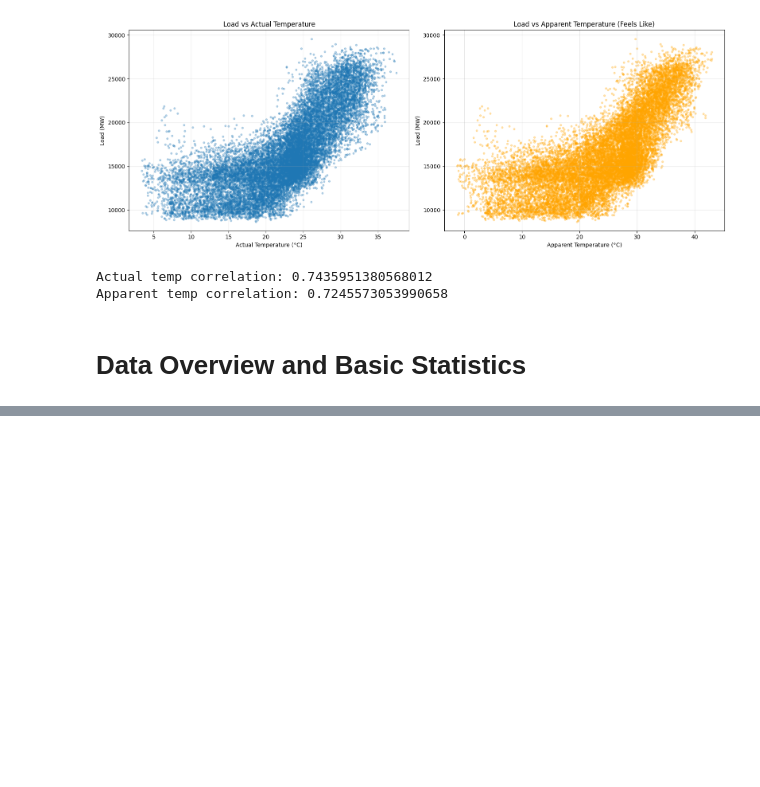
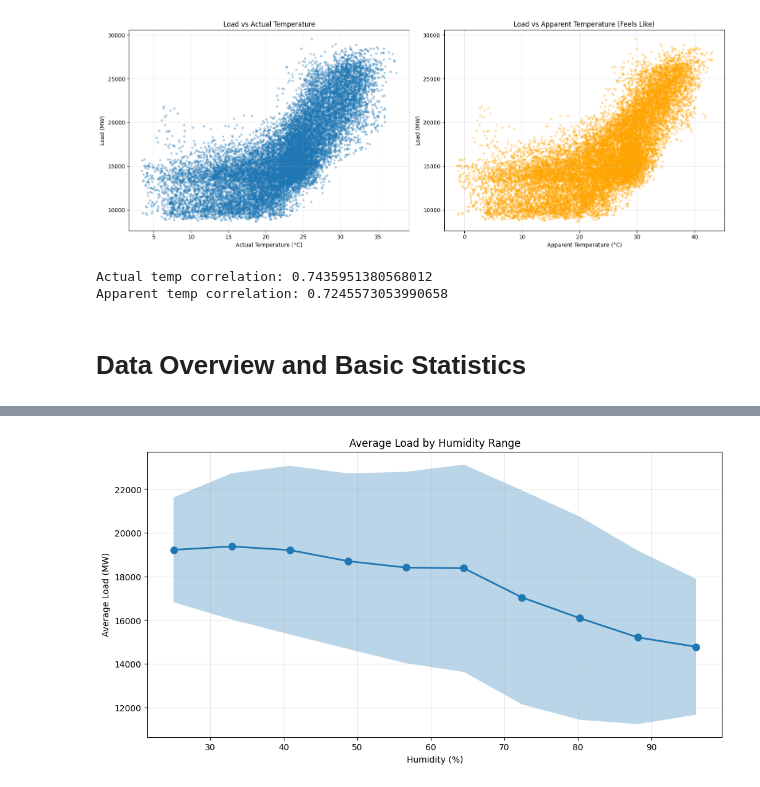
Before and after one commit to ankhanhcute/Prenergyze, a Jupyter notebook: backend/notebooks/03_eda.ipynb, the cells around one changed output, grey strips where cells are left out. Drawn from its saved outputs; the diff is of its cells as text; code cells hidden in the pictures; blank space fills up the shorter version.

```diff
--- a/backend/notebooks/03_eda.ipynb
+++ b/backend/notebooks/03_eda.ipynb
@@ -125,0 +166,4 @@ Apparent temp correlation: 0.7245573053990658
+# %%
+humid_bins = pd.cut(merged_data['relative_humidity_2m'], bins=10)
+binned_anaylsis = merged_data.groupby(humid_bins)['load'].agg(['mean', 'std', 'count'])
+print(binned_anaylsis)
@@ -125,0 +183,12 @@ Apparent temp correlation: 0.7245573053990658
+# %%
+plt.figure(figsize=(12,6))
+bin_centers = [interval.mid for interval in binned_anaylsis.index]
+plt.plot(bin_centers, binned_anaylsis['mean'], marker='o', linewidth=2, markersize=8)
+plt.fill_between(bin_centers, binned_anaylsis['mean'] - binned_anaylsis['std'], binned_anaylsis['mean'] + binned_anaylsis['std'], alpha=0.3)
+plt.xlabel('Humidity (%)')
+plt.ylabel('Average Load (MW)')
+plt.title('Average Load by Humidity Range')
+plt.grid(True, alpha=0.3)
+plt.show()
+# %% [output]
+[figure, added]
```
Also changed, not shown: parts of 8 cells of this notebook.
